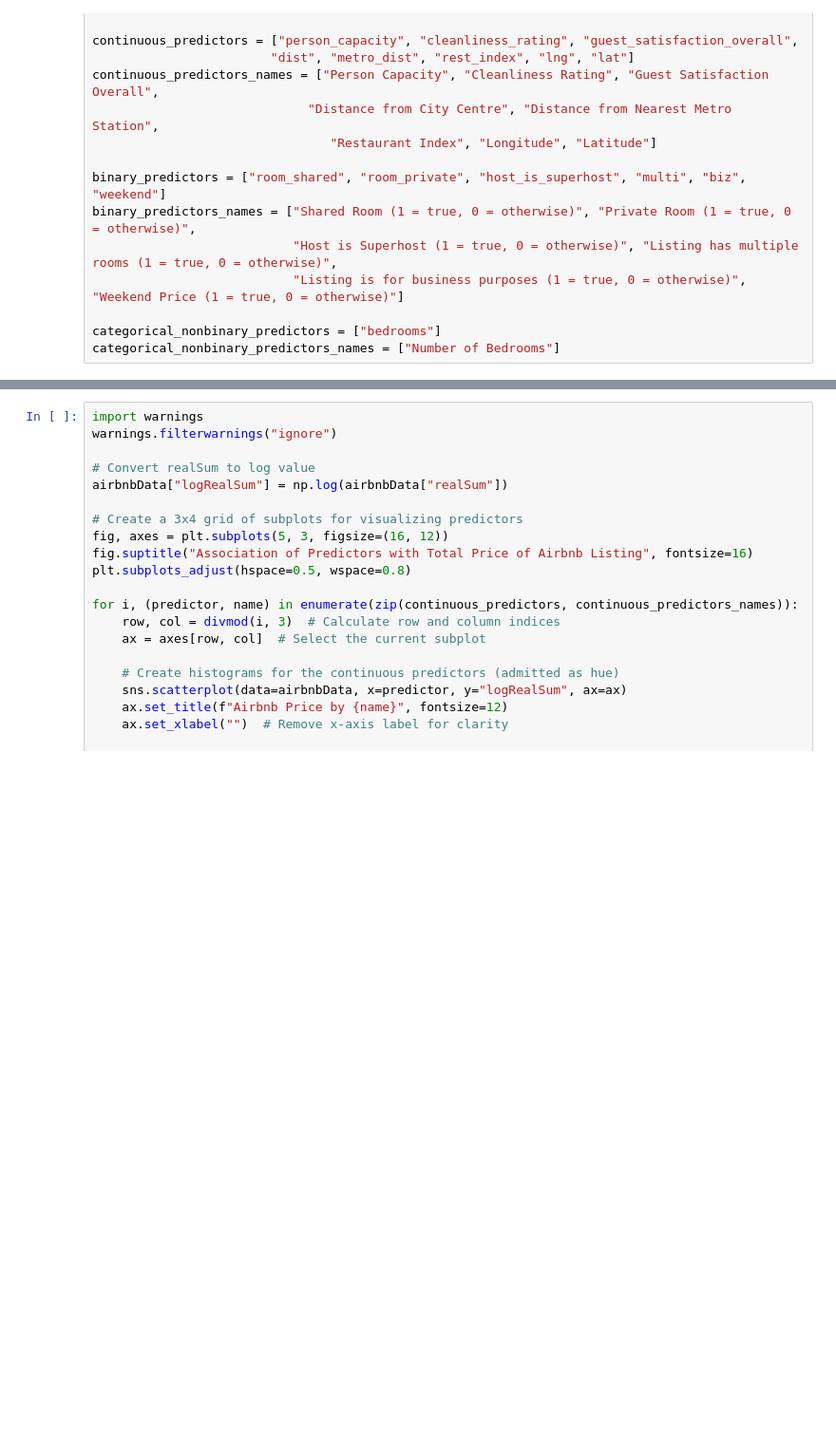
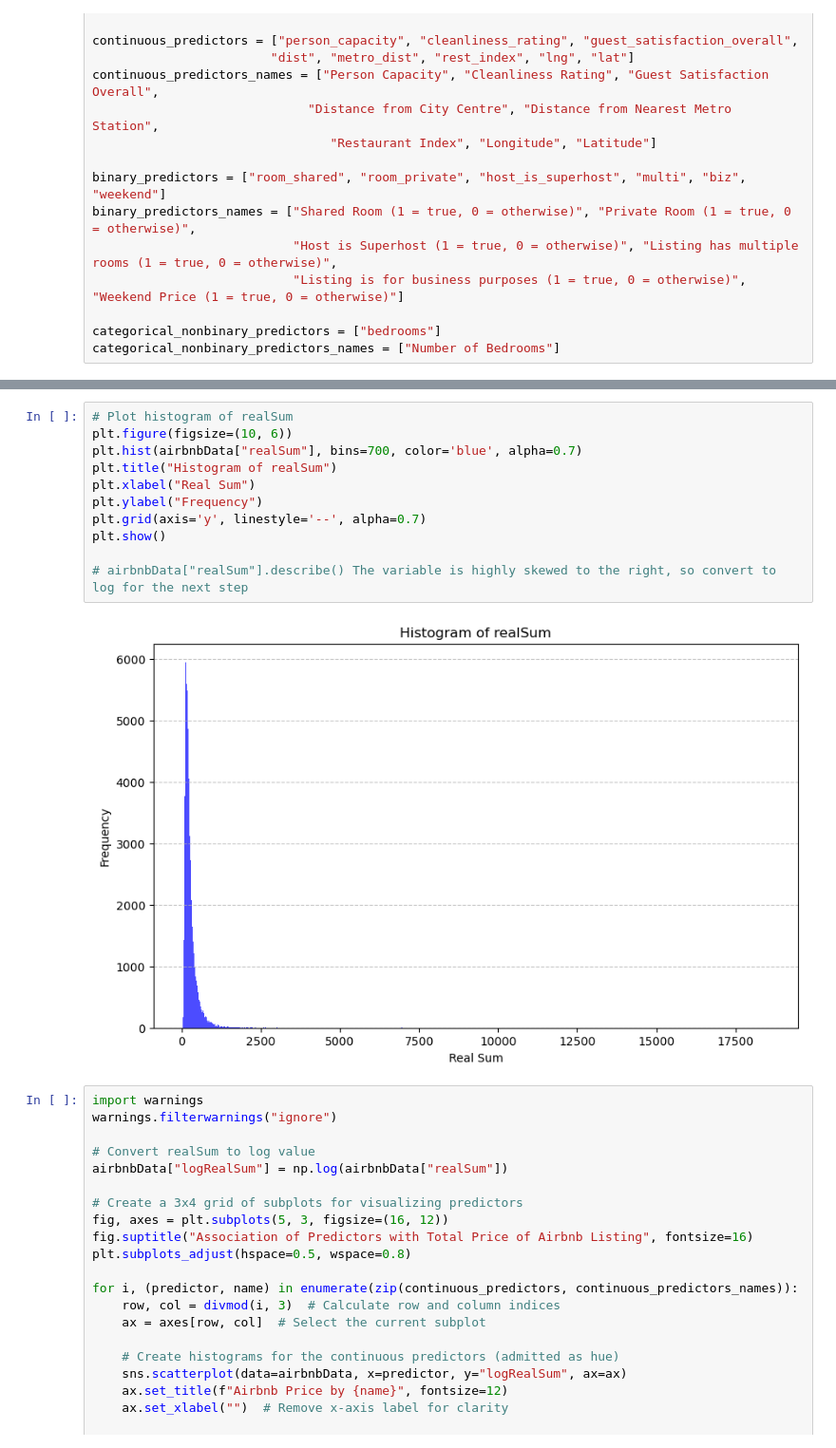
Before and after one commit to didiii-e/cs109a_final, a Jupyter notebook: final_proj_work.ipynb, the cells around one changed output, grey strips where cells are left out. Shown at 95% size. Cells and saved outputs as stored; diff of their text form; blank space fills up the shorter version.

```diff
--- a/final_proj_work.ipynb
+++ b/final_proj_work.ipynb
@@ -252,3 +263,16 @@ categorical_nonbinary_predictors_names = ["Number of Bedrooms"]
+# %%
+# Plot histogram of realSum
+plt.figure(figsize=(10, 6))
+plt.hist(airbnbData["realSum"], bins=700, color='blue', alpha=0.7)
+plt.title("Histogram of realSum")
+plt.xlabel("Real Sum")
+plt.ylabel("Frequency")
+plt.grid(axis='y', linestyle='--', alpha=0.7)
+plt.show()
+
+# airbnbData["realSum"].describe() The variable is highly skewed to the right, so convert to log for the next step
+# %% [output]
+[figure, added]
 # %%
 import warnings
 warnings.filterwarnings("ignore")
```
Also changed, not shown: parts of 2 cells of this notebook.
